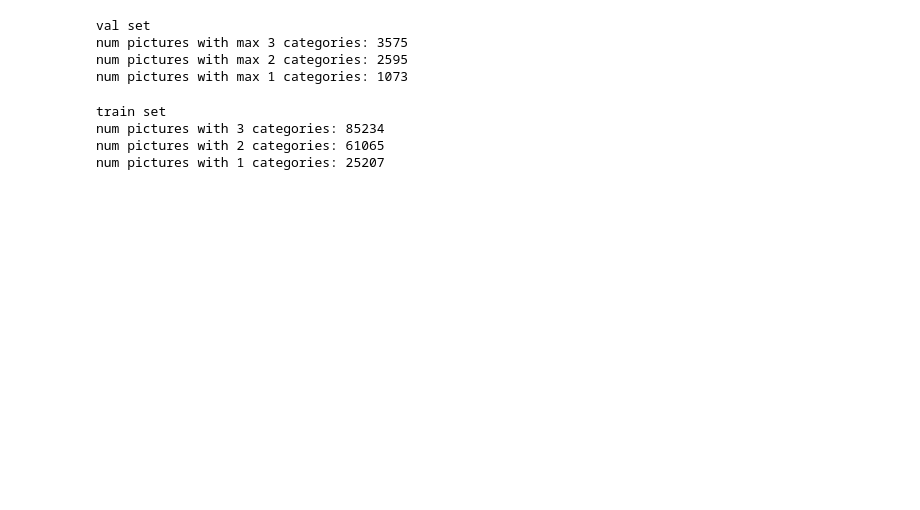
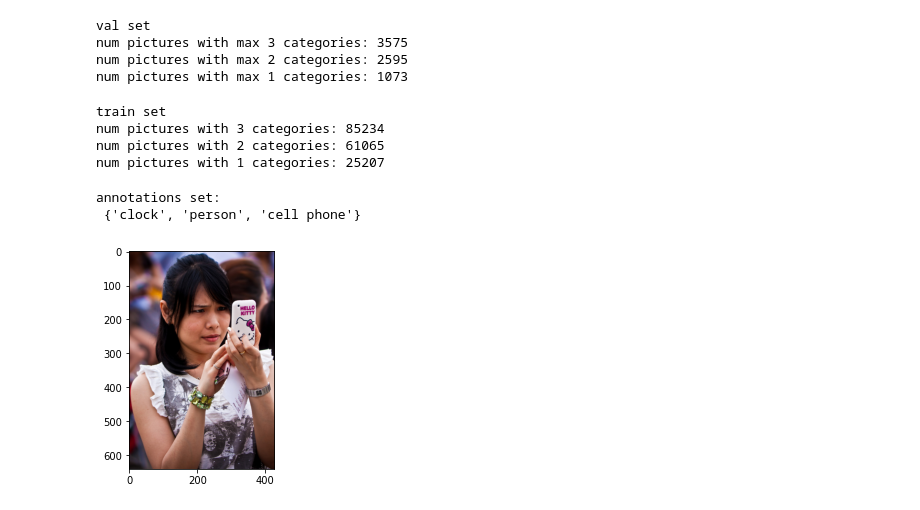
Before and after one commit to slin96/master-thesis, a Jupyter notebook: experiments/coco/coco-analysis.ipynb, the cells around one changed output. Saved outputs shown, nothing was run; the diff lists cells and outputs as text; code cells hidden in the pictures; blank space fills up the shorter version.

Commit message:
plot cats

```diff
--- a/experiments/coco/coco-analysis.ipynb
+++ b/experiments/coco/coco-analysis.ipynb
@@ -87,3 +93,16 @@ train set
 num pictures with 3 categories: 85234
 num pictures with 2 categories: 61065
 num pictures with 1 categories: 25207
+# %%
+def show_image(element):
+    img, annot = element
+    all_cats = category_ids(annot)
+    all_cats = set(map(lambda x: train_cat_index[x], all_cats))
+    print('annotations set:\n {}'.format(all_cats))
+    imshow(np.asarray(img))
+# %%
+show_image(val_three_cats[7])
+# %% [output]
+annotations set:
+ {'clock', 'person', 'cell phone'}
+[figure, added]
```
Also changed, not shown: parts of 7 cells of this notebook.
